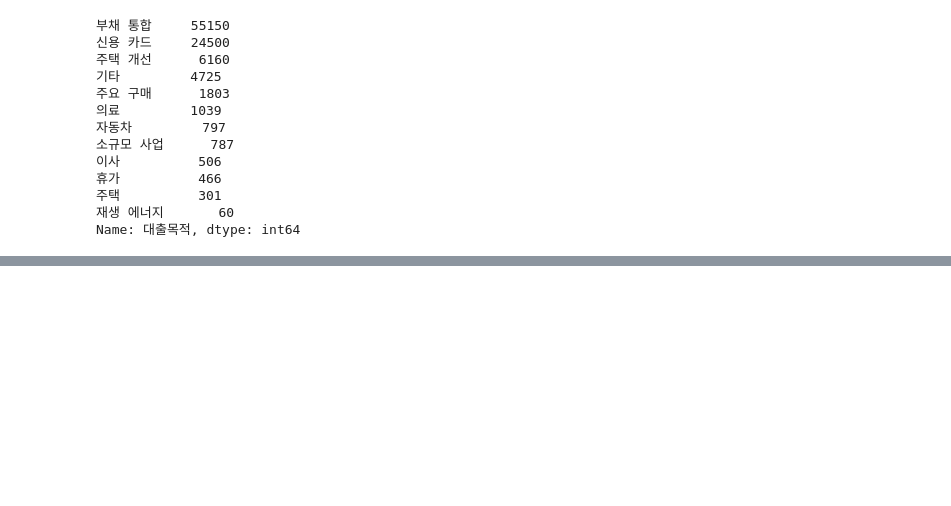
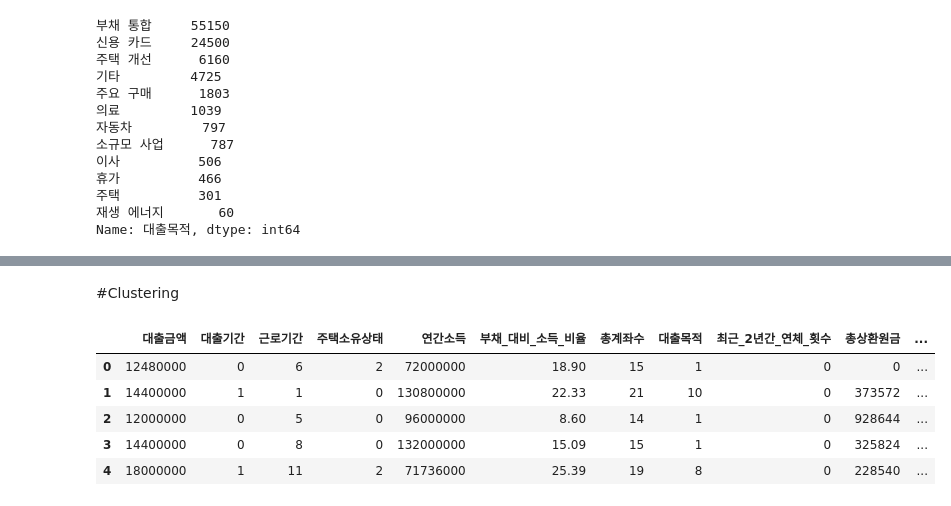
Before and after one commit to Pathway2008/Loan_rating, a Jupyter notebook: Loan_rating.ipynb, the cells around one changed output, grey strips where cells are left out. Cells and saved outputs as stored; diff of their text form; code cells hidden in the pictures; blank space fills up the shorter version.

```diff
--- a/Loan_rating.ipynb
+++ b/Loan_rating.ipynb
@@ -593,0 +828,2 @@ for feature in ordinal_features:
+# %% [markdown]
+#Clustering
@@ -593,0 +840,9 @@ for feature in ordinal_features:
+# %%
+df.head()
+# %% [output]
+|  | 대출금액 | 대출기간 | 근로기간 | 주택소유상태 | 연간소득 | 부채_대비_소득_비율 | 총계좌수 | 대출목적 | 최근_2년간_연체_횟수 | 총상환원금 | ... |
+| 0 | 12480000 | 0 | 6 | 2 | 72000000 | 18.90 | 15 | 1 | 0 | 0 | ... |
+| 1 | 14400000 | 1 | 1 | 0 | 130800000 | 22.33 | 21 | 10 | 0 | 373572 | ... |
+| 2 | 12000000 | 0 | 5 | 0 | 96000000 | 8.60 | 14 | 1 | 0 | 928644 | ... |
+| 3 | 14400000 | 0 | 8 | 0 | 132000000 | 15.09 | 15 | 1 | 0 | 325824 | ... |
+| 4 | 18000000 | 1 | 11 | 2 | 71736000 | 25.39 | 19 | 8 | 0 | 228540 | ... |
```
Also changed, not shown: parts of 46 cells of this notebook.
